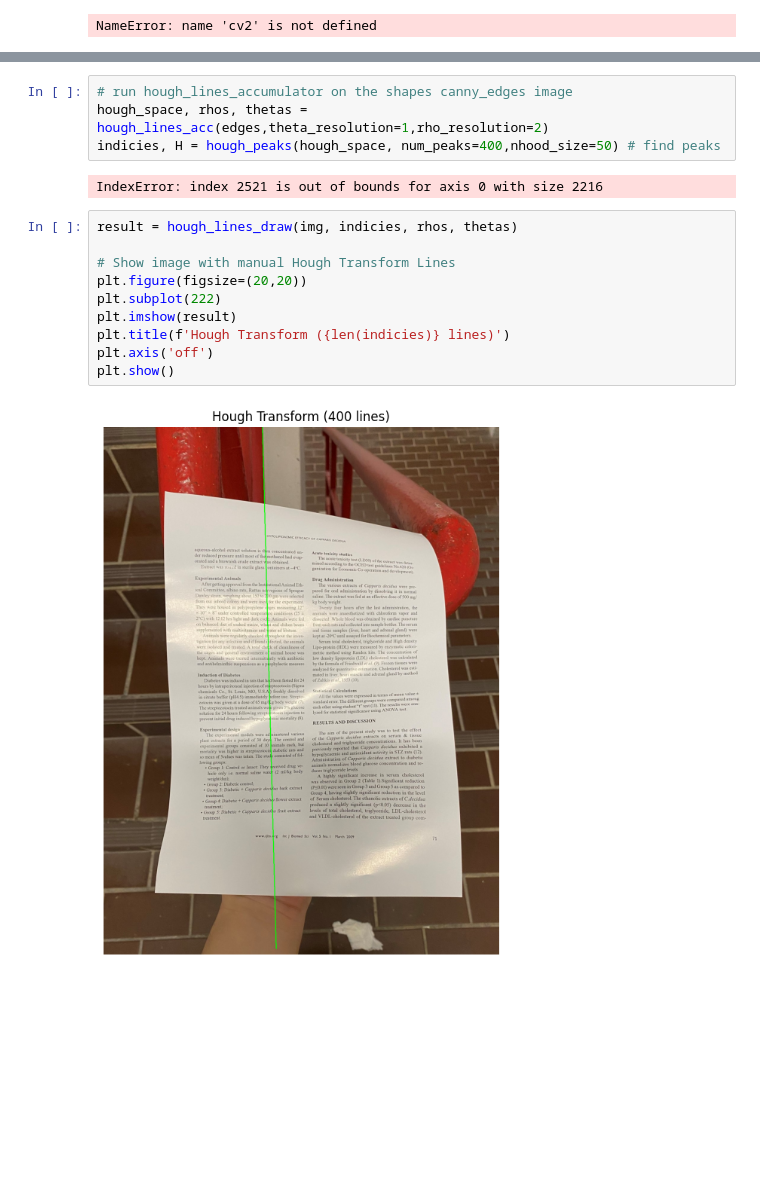
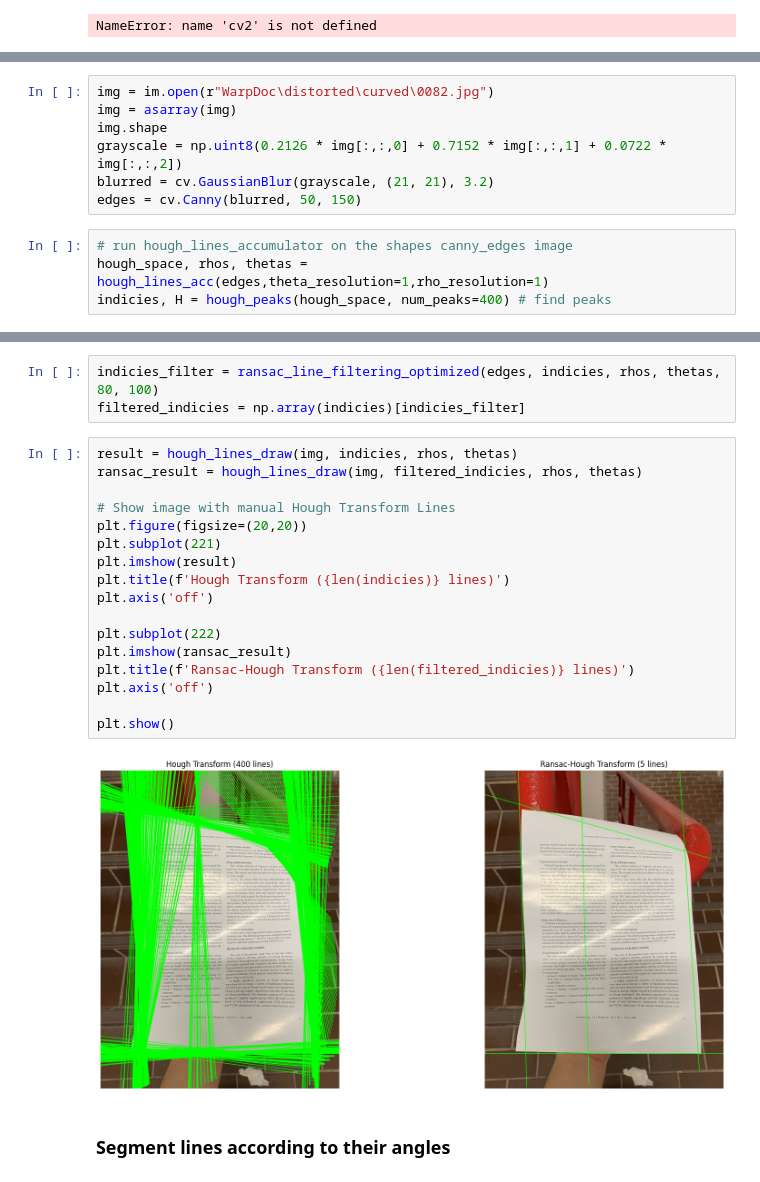
Before and after one commit to mfurkan03/Computer-Vision--Perspective-Correction-using-Edge-and-Line-Fitting, a Jupyter notebook: Main.ipynb, the cells around one changed output, grey strips where cells are left out. Cells and saved outputs as stored; diff of their text form; blank space fills up the shorter version.

```diff
--- a/Main.ipynb
+++ b/Main.ipynb
@@ -198 +359,12 @@ j
+# %%
+img = im.open(r"WarpDoc\distorted\curved\0082.jpg")
+img = asarray(img)
+img.shape
+grayscale = np.uint8(0.2126 * img[:,:,0] + 0.7152 * img[:,:,1] + 0.0722 * img[:,:,2])
+blurred = cv.GaussianBlur(grayscale, (21, 21), 3.2)
+edges = cv.Canny(blurred, 50, 150)
+# %%
+# run hough_lines_accumulator on the shapes canny_edges image
+hough_space, rhos, thetas = hough_lines_acc(edges,theta_resolution=1,rho_resolution=1)
+indicies, H = hough_peaks(hough_space, num_peaks=400) # find peaks
 # %%
@@ -394,18 +374,24 @@ def ransac_line_filtering_optimized(edge_image, lines_with_votes, distance_thres
-# %%
-# run hough_lines_accumulator on the shapes canny_edges image
-hough_space, rhos, thetas = hough_lines_acc(edges,theta_resolution=1,rho_resolution=2)
-indicies, H = hough_peaks(hough_space, num_peaks=400,nhood_size=50) # find peaks
-# %% [output]
-IndexError: index 2521 is out of bounds for axis 0 with size 2216
+# %%
+indicies_filter = ransac_line_filtering_optimized(edges, indicies, rhos, thetas, 80, 100)
+filtered_indicies = np.array(indicies)[indicies_filter]
 # %%
 result = hough_lines_draw(img, indicies, rhos, thetas)
+ransac_result = hough_lines_draw(img, filtered_indicies, rhos, thetas)
 
 # Show image with manual Hough Transform Lines
 plt.figure(figsize=(20,20))
-plt.subplot(222)
+plt.subplot(221)
 plt.imshow(result)
 plt.title(f'Hough Transform ({len(indicies)} lines)')
 plt.axis('off')
+
+plt.subplot(222)
+plt.imshow(ransac_result)
+plt.title(f'Ransac-Hough Transform ({len(filtered_indicies)} lines)')
+plt.axis('off')
+
 plt.show()
 # %% [output]
-[figure, old version]
+[figure, new version]
+# %% [markdown]
+### Segment lines according to their angles
```
Also changed, not shown: parts of 21 cells of this notebook.
